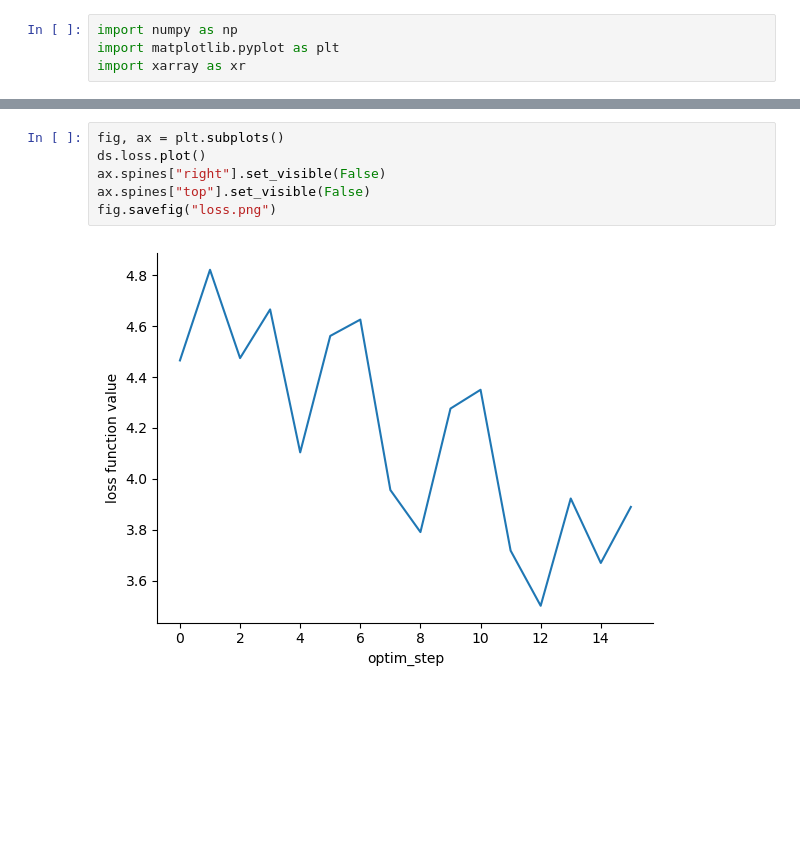
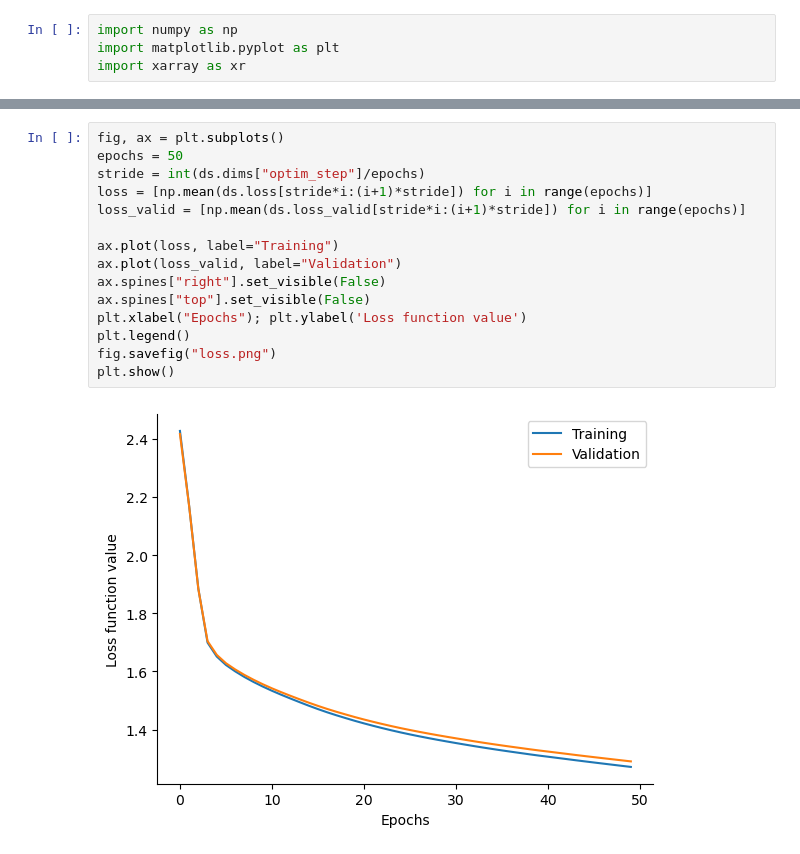
Before and after one commit to NOAA-PSL/graph-ufs, a Jupyter notebook: prototypes/cp0_mini/plot_loss.ipynb, the cells around one changed output, grey strips where cells are left out. Cells and saved outputs as stored; diff of their text form; blank space fills up the shorter version.

```diff
--- a/prototypes/cp0_mini/plot_loss.ipynb
+++ b/prototypes/cp0_mini/plot_loss.ipynb
@@ -20,13 +20,22 @@ Data variables:
 Attributes:
     batch_size:  16
-# %%
-fig, ax = plt.subplots()
-ds.loss.plot()
-ax.spines["right"].set_visible(False)
-ax.spines["top"].set_visible(False)
-fig.savefig("loss.png")
-# %% [output]
-[figure, removed]
+# %%
+fig, ax = plt.subplots()
+epochs = 50
+stride = int(ds.dims["optim_step"]/epochs)
+loss = [np.mean(ds.loss[stride*i:(i+1)*stride]) for i in range(epochs)]
+loss_valid = [np.mean(ds.loss_valid[stride*i:(i+1)*stride]) for i in range(epochs)]
+
+ax.plot(loss, label="Training")
+ax.plot(loss_valid, label="Validation")
+ax.spines["right"].set_visible(False)
+ax.spines["top"].set_visible(False)
+plt.xlabel("Epochs"); plt.ylabel('Loss function value')
+plt.legend()
+fig.savefig("loss.png")
+plt.show()
+# %% [output]
+[figure, added]
 # %%
 fig, ax = plt.subplots()
 plt.bar(
```
Also changed, not shown: parts of 3 cells of this notebook, 7 other files.
